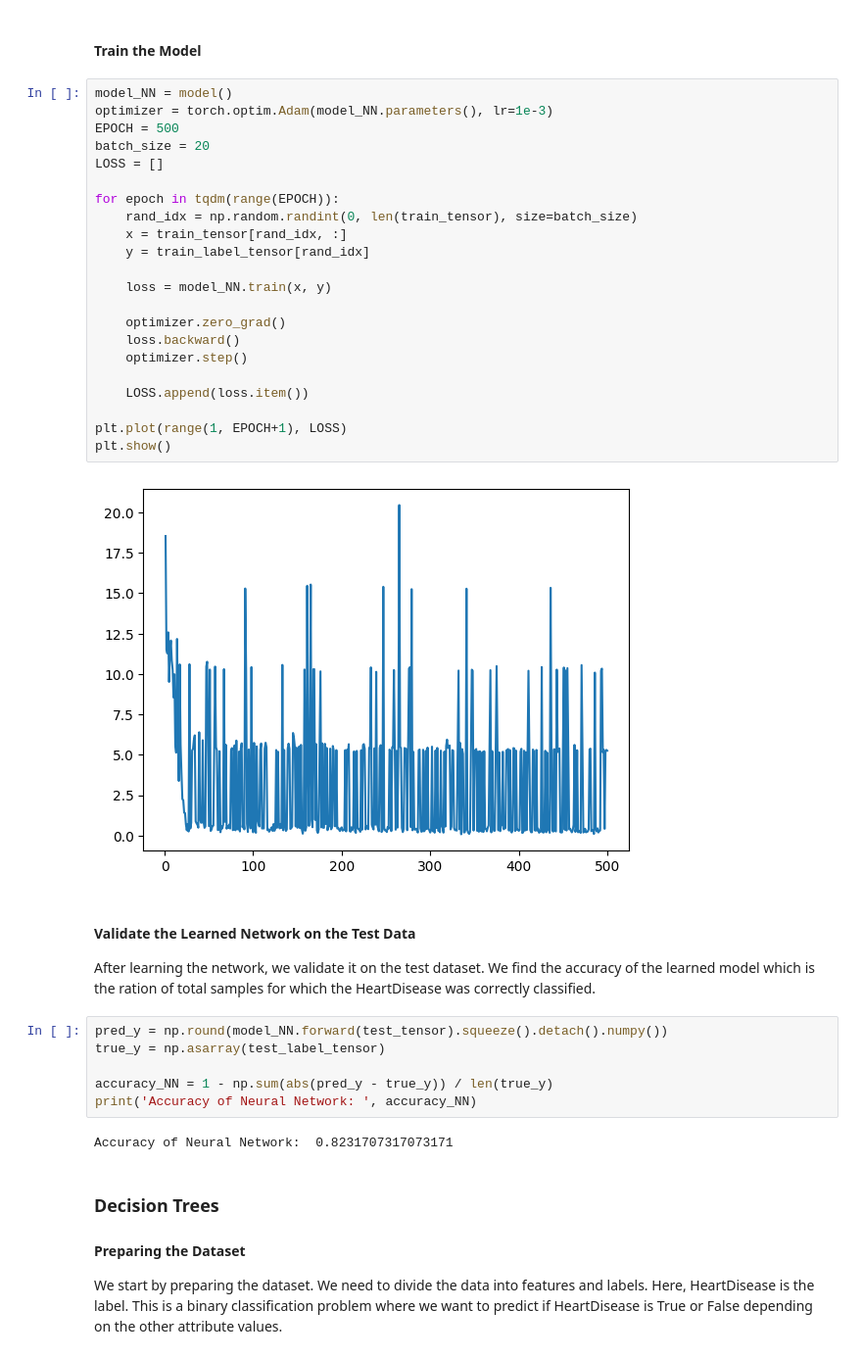
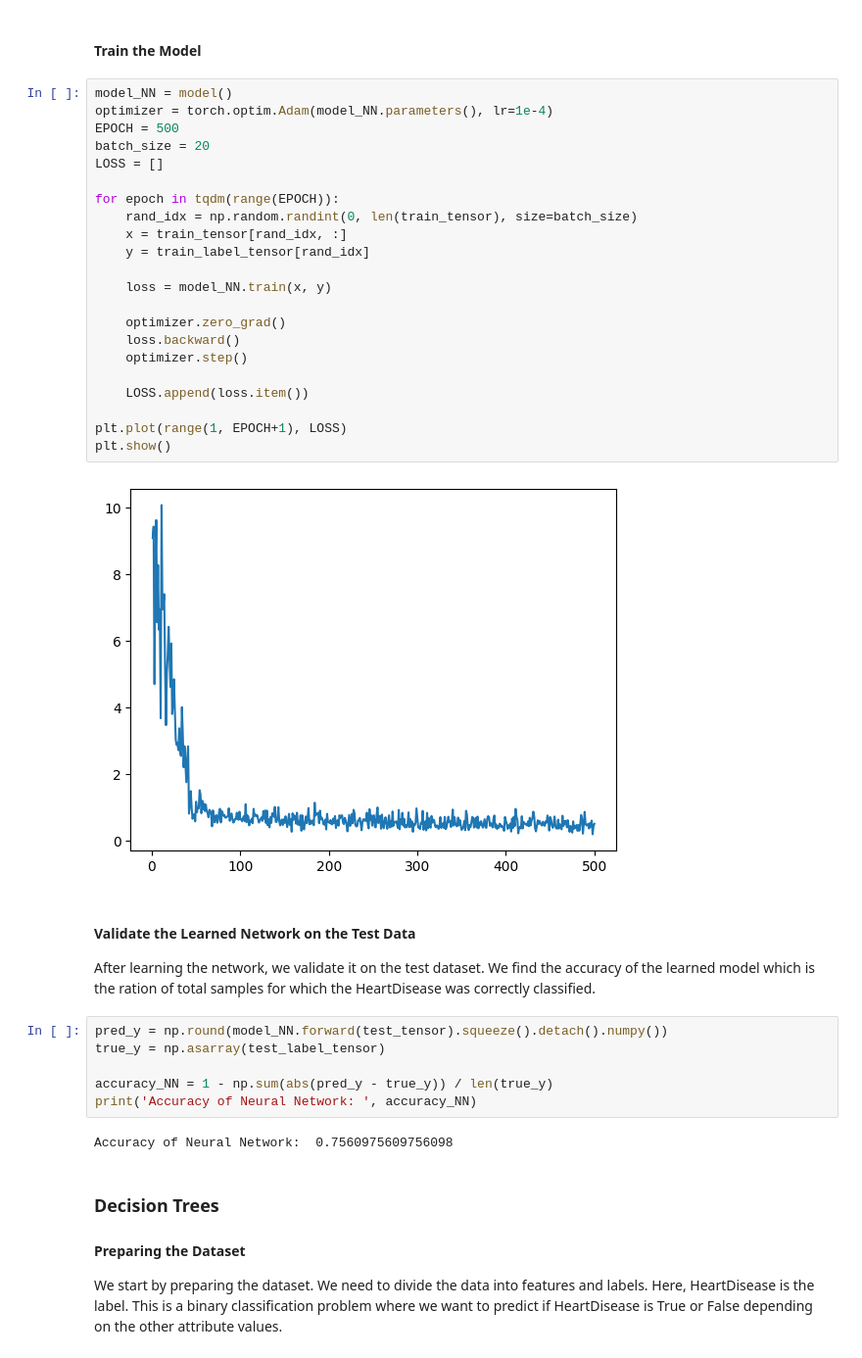
Before and after one commit to SagarParekh97/Decision-Making-under-Uncertainty, a Jupyter notebook: P1/P1.ipynb, the cells around one changed output. Shown: that part at 98% size. Drawn from its saved outputs; the diff is of its cells as text.

```diff
--- a/P1/P1.ipynb
+++ b/P1/P1.ipynb
@@ -350,28 +350,28 @@ class model(nn.Module):
 #### Train the Model
 # %%
 model_NN = model()
-optimizer = torch.optim.Adam(model_NN.parameters(), lr=1e-3)
+optimizer = torch.optim.Adam(model_NN.parameters(), lr=1e-4)
 EPOCH = 500
 batch_size = 20
 LOSS = []
 
 for epoch in tqdm(range(EPOCH)):
     rand_idx = np.random.randint(0, len(train_tensor), size=batch_size)
     x = train_tensor[rand_idx, :]
     y = train_label_tensor[rand_idx]
 
     loss = model_NN.train(x, y)
 
     optimizer.zero_grad()
     loss.backward()
     optimizer.step()
 
     LOSS.append(loss.item())
 
 plt.plot(range(1, EPOCH+1), LOSS)
 plt.show()
 # %% [output]
-[figure, old version]
+[figure, new version]
 # %% [markdown]
 #### Validate the Learned Network on the Test Data
 After learning the network, we validate it on the test dataset. We find the accuracy of the learned model which is the ration of total samples for which the HeartDisease was correctly classified.
@@ -382,7 +382,7 @@ true_y = np.asarray(test_label_tensor)
 accuracy_NN = 1 - np.sum(abs(pred_y - true_y)) / len(true_y)
 print('Accuracy of Neural Network: ', accuracy_NN)
 # %% [output]
-Accuracy of Neural Network:  0.8231707317073171
+Accuracy of Neural Network:  0.7560975609756098
 # %% [markdown]
 ### Decision Trees
 #### Preparing the Dataset
```
Also changed, not shown: parts of 6 cells of this notebook, 2 other files.
